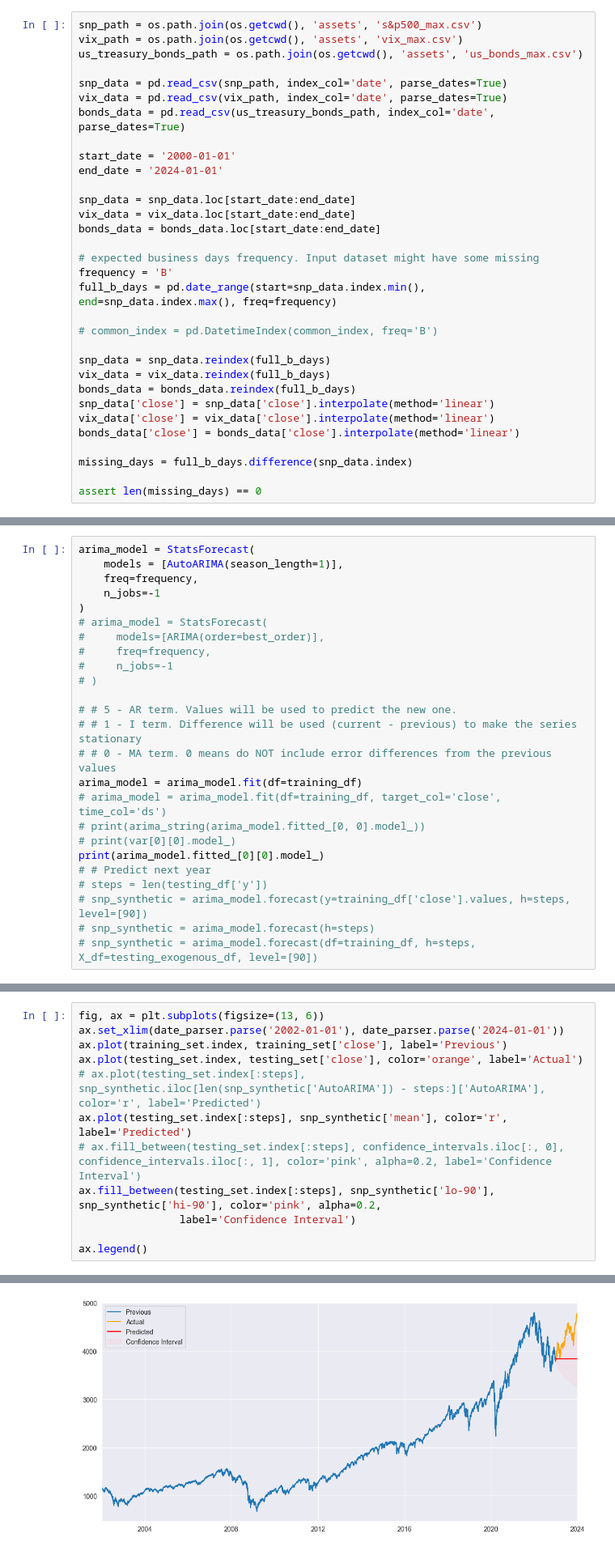
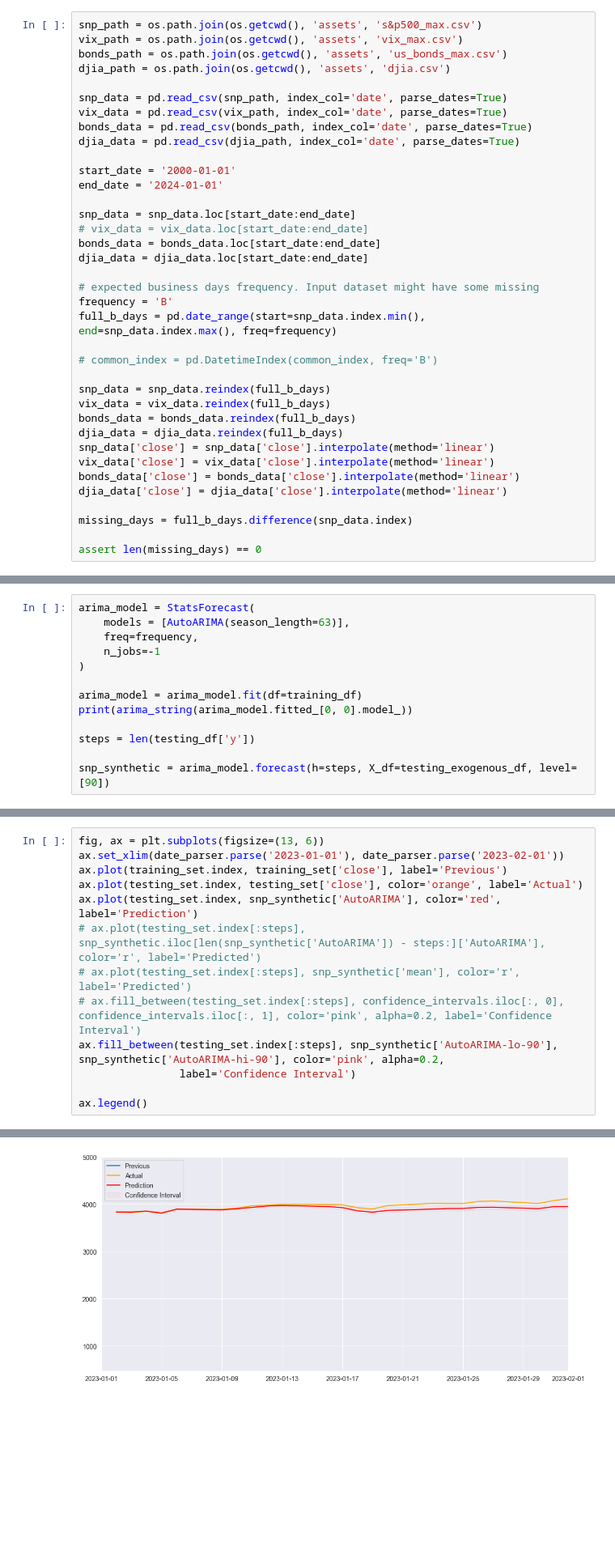
Before and after one commit to eddienubes/datascience-for-ek, a Jupyter notebook: project1/analysis.ipynb, the cells around one changed output, grey strips where cells are left out. Shown at 81% size. Cells and saved outputs as stored; diff of their text form; blank space fills up the shorter version.

Commit message:
feat(analysis): added correct prediction

```diff
--- a/project1/analysis.ipynb
+++ b/project1/analysis.ipynb
@@ -26,18 +26,21 @@ The analysis period is from 2000 to 2024
 # %%
 snp_path = os.path.join(os.getcwd(), 'assets', 's&p500_max.csv')
 vix_path = os.path.join(os.getcwd(), 'assets', 'vix_max.csv')
-us_treasury_bonds_path = os.path.join(os.getcwd(), 'assets', 'us_bonds_max.csv')
+bonds_path = os.path.join(os.getcwd(), 'assets', 'us_bonds_max.csv')
+djia_path = os.path.join(os.getcwd(), 'assets', 'djia.csv')
 
 snp_data = pd.read_csv(snp_path, index_col='date', parse_dates=True)
 vix_data = pd.read_csv(vix_path, index_col='date', parse_dates=True)
-bonds_data = pd.read_csv(us_treasury_bonds_path, index_col='date', parse_dates=True)
+bonds_data = pd.read_csv(bonds_path, index_col='date', parse_dates=True)
+djia_data = pd.read_csv(djia_path, index_col='date', parse_dates=True)
 
 start_date = '2000-01-01'
 end_date = '2024-01-01'
 
 snp_data = snp_data.loc[start_date:end_date]
-vix_data = vix_data.loc[start_date:end_date]
+# vix_data = vix_data.loc[start_date:end_date]
 bonds_data = bonds_data.loc[start_date:end_date]
+djia_data = djia_data.loc[start_date:end_date]
 
 # expected business days frequency. Input dataset might have some missing
 frequency = 'B'
@@ -48,9 +51,11 @@ full_b_days = pd.date_range(start=snp_data.index.min(), end=snp_data.index.max()
 snp_data = snp_data.reindex(full_b_days)
 vix_data = vix_data.reindex(full_b_days)
 bonds_data = bonds_data.reindex(full_b_days)
+djia_data = djia_data.reindex(full_b_days)
 snp_data['close'] = snp_data['close'].interpolate(method='linear')
 vix_data['close'] = vix_data['close'].interpolate(method='linear')
 bonds_data['close'] = bonds_data['close'].interpolate(method='linear')
+djia_data['close'] = djia_data['close'].interpolate(method='linear')
 
 missing_days = full_b_days.difference(snp_data.index)
 
@@ -288,25 +279,13 @@ best_order
 # %%
 arima_model = StatsForecast(
-    models = [AutoARIMA(season_length=1)],
+    models = [AutoARIMA(season_length=63)],
     freq=frequency,
     n_jobs=-1
 )
-# arima_model = StatsForecast(
-#     models=[ARIMA(order=best_order)],
-#     freq=frequency,
-#     n_jobs=-1
-# )
 
-# # 5 - AR term. Values will be used to predict the new one.
-# # 1 - I term. Difference will be used (current - previous) to make the series stationary
-# # 0 - MA term. 0 means do NOT include error differences from the previous values
 arima_model = arima_model.fit(df=training_df)
-# arima_model = arima_model.fit(df=training_df, target_col='close', time_col='ds')
-# print(arima_string(arima_model.fitted_[0, 0].model_))
-# print(var[0][0].model_)
-print(arima_model.fitted_[0][0].model_)
-# # Predict next year
-# steps = len(testing_df['y'])
-# snp_synthetic = arima_model.forecast(y=training_df['close'].values, h=steps, level=[90])
-# snp_synthetic = arima_model.forecast(h=steps)
-# snp_synthetic = arima_model.forecast(df=training_df, h=steps, X_df=testing_exogenous_df, level=[90])
+print(arima_string(arima_model.fitted_[0, 0].model_))
+
+steps = len(testing_df['y'])
+
+snp_synthetic = arima_model.forecast(h=steps, X_df=testing_exogenous_df, level=[90])
@@ -325,16 +319,17 @@ print(arima_model.fitted_[0][0].model_)
 # hi_conf_s = pd.concat([last_s, pd.Series(snp_synthetic['hi-90'])]).reset_index(drop=True).cumsum().drop(0)
 # %%
 fig, ax = plt.subplots(figsize=(13, 6))
-ax.set_xlim(date_parser.parse('2002-01-01'), date_parser.parse('2024-01-01'))
+ax.set_xlim(date_parser.parse('2023-01-01'), date_parser.parse('2023-02-01'))
 ax.plot(training_set.index, training_set['close'], label='Previous')
 ax.plot(testing_set.index, testing_set['close'], color='orange', label='Actual')
+ax.plot(testing_set.index, snp_synthetic['AutoARIMA'], color='red', label='Prediction')
 # ax.plot(testing_set.index[:steps], snp_synthetic.iloc[len(snp_synthetic['AutoARIMA']) - steps:]['AutoARIMA'], color='r', label='Predicted')
-ax.plot(testing_set.index[:steps], snp_synthetic['mean'], color='r', label='Predicted')
+# ax.plot(testing_set.index[:steps], snp_synthetic['mean'], color='r', label='Predicted')
 # ax.fill_between(testing_set.index[:steps], confidence_intervals.iloc[:, 0], confidence_intervals.iloc[:, 1], color='pink', alpha=0.2, label='Confidence Interval')
-ax.fill_between(testing_set.index[:steps], snp_synthetic['lo-90'], snp_synthetic['hi-90'], color='pink', alpha=0.2,
+ax.fill_between(testing_set.index[:steps], snp_synthetic['AutoARIMA-lo-90'], snp_synthetic['AutoARIMA-hi-90'], color='pink', alpha=0.2,
                 label='Confidence Interval')
 
 ax.legend()
 # %% [output]
 <matplotlib.legend.Legend at 0x...>
-[figure, old version]
+[figure, new version]
```
Also changed, not shown: parts of 14 cells of this notebook, 3 other files.
